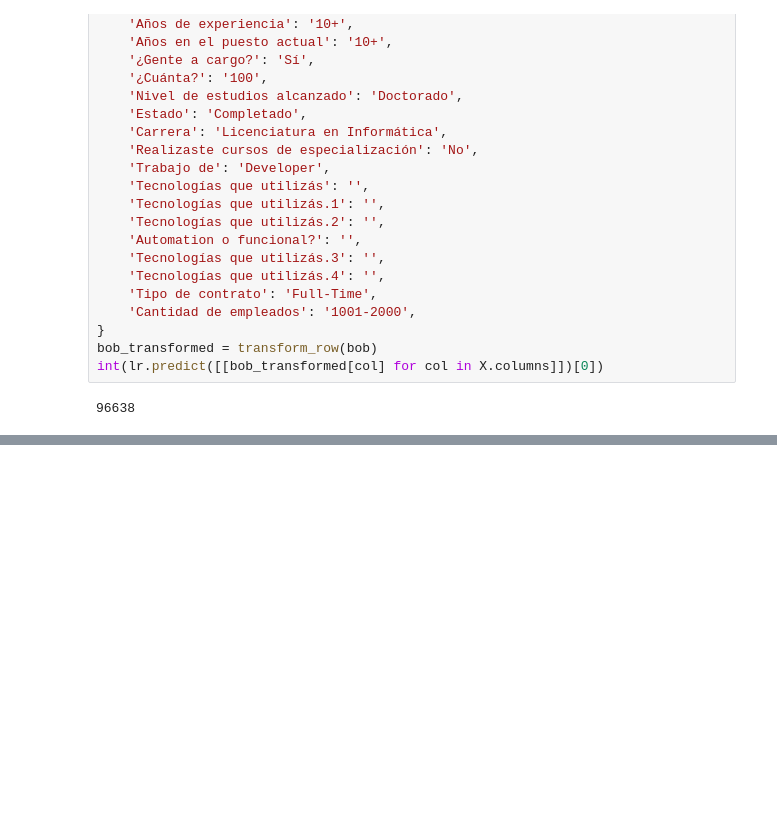
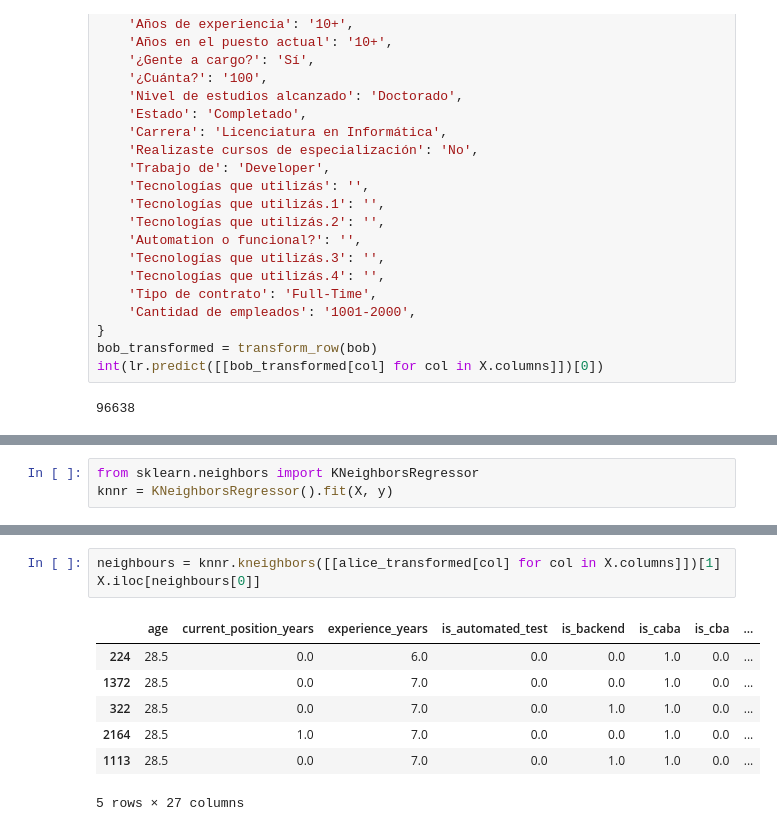
Before and after one commit to seppo0010/sysarmy-sueldos-2019.1, a Jupyter notebook: Sysarmy - Predicción de sueldos.ipynb, the cells around one changed output, grey strips where cells are left out. Drawn from its saved outputs; the diff is of its cells as text; blank space fills up the shorter version.

```diff
--- a/Sysarmy - Predicción de sueldos.ipynb
+++ b/Sysarmy - Predicción de sueldos.ipynb
@@ -557,0 +560,3 @@ int(lr.predict([[bob_transformed[col] for col in X.columns]])[0])
+# %%
+from sklearn.neighbors import KNeighborsRegressor
+knnr = KNeighborsRegressor().fit(X, y)
@@ -557,0 +593,11 @@ int(lr.predict([[bob_transformed[col] for col in X.columns]])[0])
+# %%
+neighbours = knnr.kneighbors([[alice_transformed[col] for col in X.columns]])[1]
+X.iloc[neighbours[0]]
+# %% [output]
+|  | age | current_position_years | experience_years | is_automated_test | is_backend | is_caba | is_cba | ... |
+| 224 | 28.5 | 0.0 | 6.0 | 0.0 | 0.0 | 1.0 | 0.0 | ... |
+| 1372 | 28.5 | 0.0 | 7.0 | 0.0 | 0.0 | 1.0 | 0.0 | ... |
+| 322 | 28.5 | 0.0 | 7.0 | 0.0 | 1.0 | 1.0 | 0.0 | ... |
+| 2164 | 28.5 | 1.0 | 7.0 | 0.0 | 0.0 | 1.0 | 0.0 | ... |
+| 1113 | 28.5 | 0.0 | 7.0 | 0.0 | 1.0 | 1.0 | 0.0 | ... |
+5 rows × 27 columns
```
Also changed, not shown: parts of 12 cells of this notebook.
